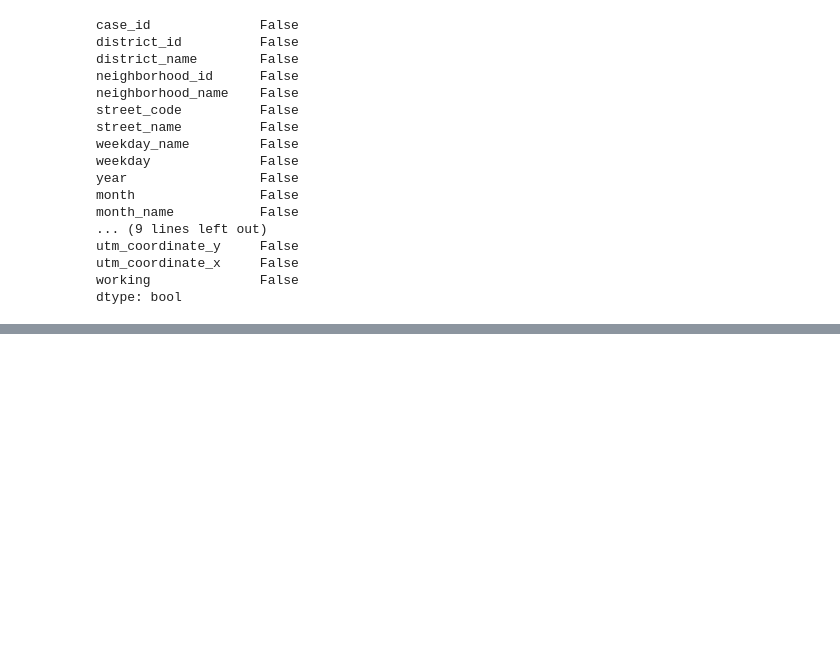
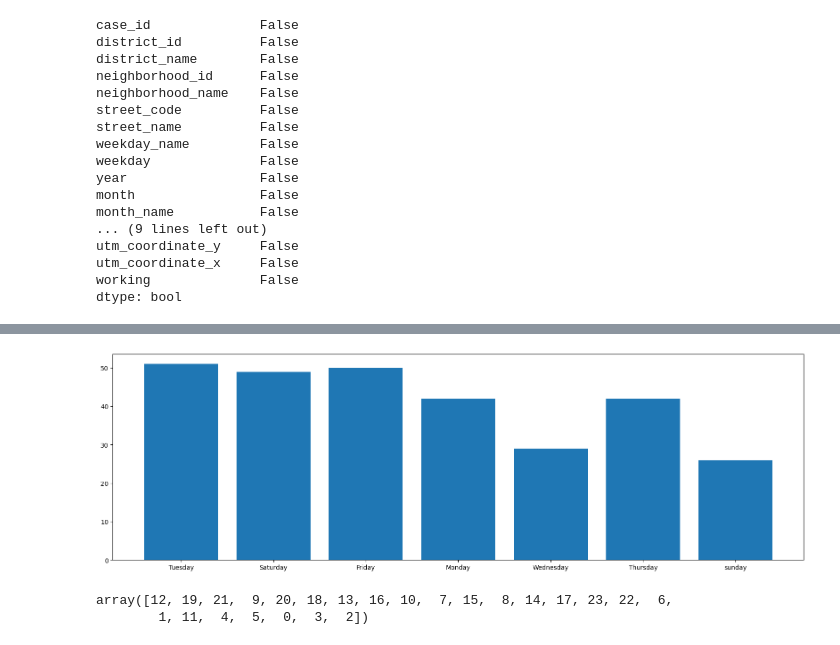
Before and after one commit to elmokh9/Road-accidents-Barcalona, a Jupyter notebook: Barcelona.ipynb, the cells around one changed output, grey strips where cells are left out. Cells and saved outputs as stored; diff of their text form; code cells hidden in the pictures; blank space fills up the shorter version.

```diff
--- a/Barcelona.ipynb
+++ b/Barcelona.ipynb
@@ -344,0 +423,12 @@ dtype: bool
+# %%
+plt.figure(figsize=(20,6))
+grouped_name = df5.groupby('weekday_name')['n_deaths'].sum()
+plt.bar(df5['weekday_name'].unique(), grouped_name)
+plt.show()
+# %% [output]
+[figure, added]
+# %%
+df5.hour.unique()
+# %% [output]
+array([12, 19, 21,  9, 20, 18, 13, 16, 10,  7, 15,  8, 14, 17, 23, 22,  6,
+        1, 11,  4,  5,  0,  3,  2])
```
Also changed, not shown: parts of 55 cells of this notebook.
